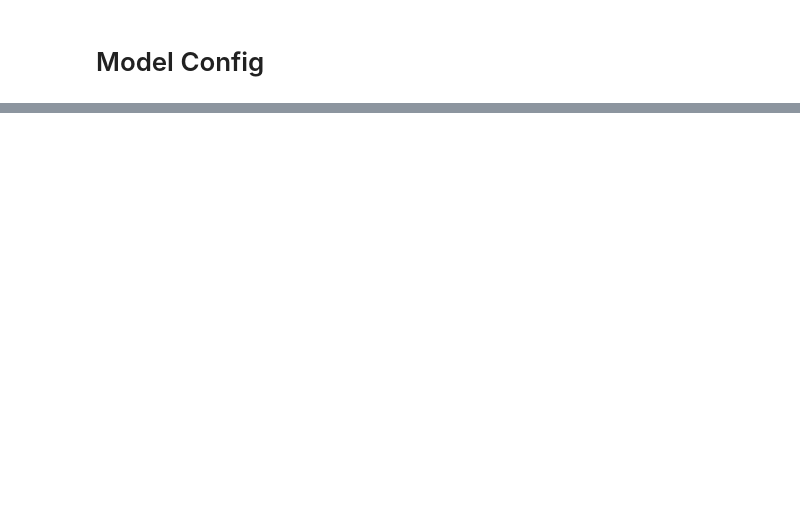
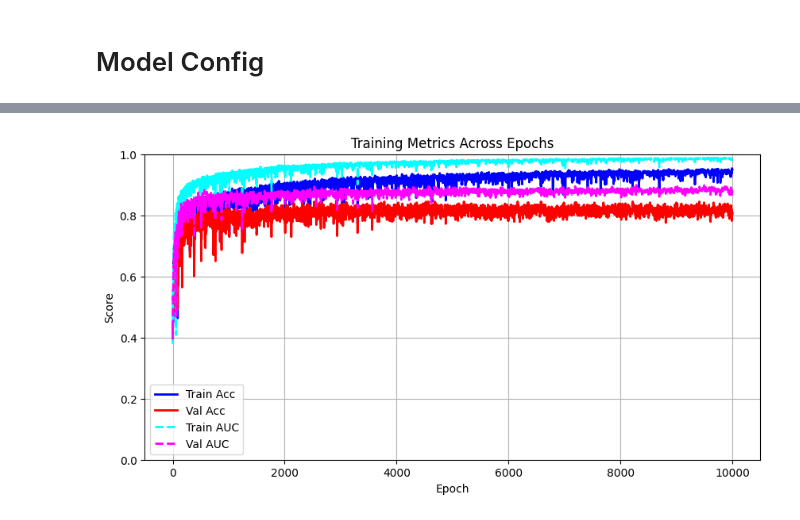
Before and after one commit to Mohammad-Amin-Jenadele/gnn-graph-classification, a Jupyter notebook: GNN_Graph_classification_main.ipynb, the cells around one changed output, grey strips where cells are left out. Cells and saved outputs as stored; diff of their text form; code cells hidden in the pictures; blank space fills up the shorter version.

Commit message:
Trained GINE

```diff
--- a/GNN_Graph_classification_main.ipynb
+++ b/GNN_Graph_classification_main.ipynb
@@ -331,3 +340,10 @@ DataBatch(x=[2031, 9], edge_index=[2, 4406], edge_attr=[4406, 3], y=[58], graph_
 graphs[0]
 # %% [output]
 Data(x=[32, 9], edge_index=[2, 70], edge_attr=[70, 3], y=[1], graph_id=0)
+# %%
+input_dim = graphs[0].x.shape[1]
+edge_dim = graphs[0].edge_attr.shape[1]
+aggr=['mean', 'max', 'std', 'var']
+print(f'input_dim: {input_dim}')
+print(f'edge_dim: {edge_dim}')
+print(f'aggr: {aggr}')
@@ -395,0 +542,28 @@ class Model:
+# %%
+def plot_training_metrics(model):
+    """
+    Plots training and validation accuracy and ROC-AUC across all epochs.
+
+    Args:
+        model: Instance of the Model class containing train_acc, val_acc,
+               train_auc, val_auc lists.
+    """
+    epochs = range(len(model.train_acc))  # one entry per epoch
+
+    plt.figure(figsize=(10,5))
+
+    # --- Accuracy ---
+    plt.plot(epochs, model.train_acc, label="Train Acc", color="blue", linewidth=2)
+    plt.plot(epochs, model.val_acc, label="Val Acc", color="red", linewidth=2)
+
+    # --- ROC-AUC ---
+    plt.plot(epochs, model.train_auc, label="Train AUC", color="cyan", linestyle='--', linewidth=2)
+    plt.plot(epochs, model.val_auc, label="Val AUC", color="magenta", linestyle='--', linewidth=2)
+
+    plt.xlabel("Epoch")
+    plt.ylabel("Score")
+    plt.ylim(0, 1.0)
+    plt.title("Training Metrics Across Epochs")
+    plt.grid(True)
+    plt.legend()
+    plt.show()
@@ -395,0 +646,8 @@ class Model:
+# %%
+GINE_MLP_hidden_channels = [32,64,64]
+last_MLP_hidden_channels = [32,64]
+last_mlp_embed_dim = 16
+GINE_GNN_model = GINE_GNN_MODEL(input_dim,GINE_MLP_hidden_channels,last_MLP_hidden_channels,last_mlp_embed_dim, edge_dim,aggr)
+GINE_model = Model(GINE_GNN_model, device)
+# %%
+GINE_model.train(lr=3e-3, epochs=10000, train_loader=train_loader, val_loader=val_loader)
@@ -395,0 +672,4 @@ class Model:
+# %%
+plot_training_metrics(GINE_model)
+# %% [output]
+[figure, added]
```
Also changed, not shown: parts of 16 cells of this notebook.
